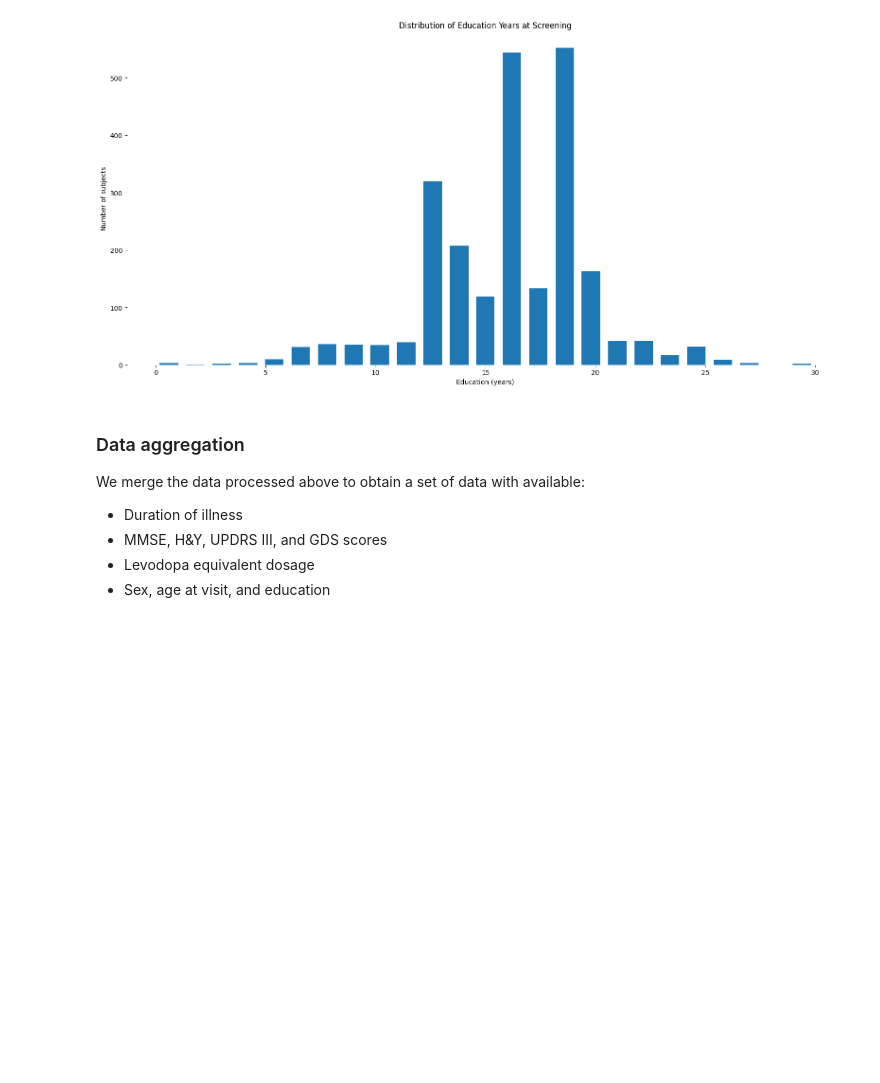
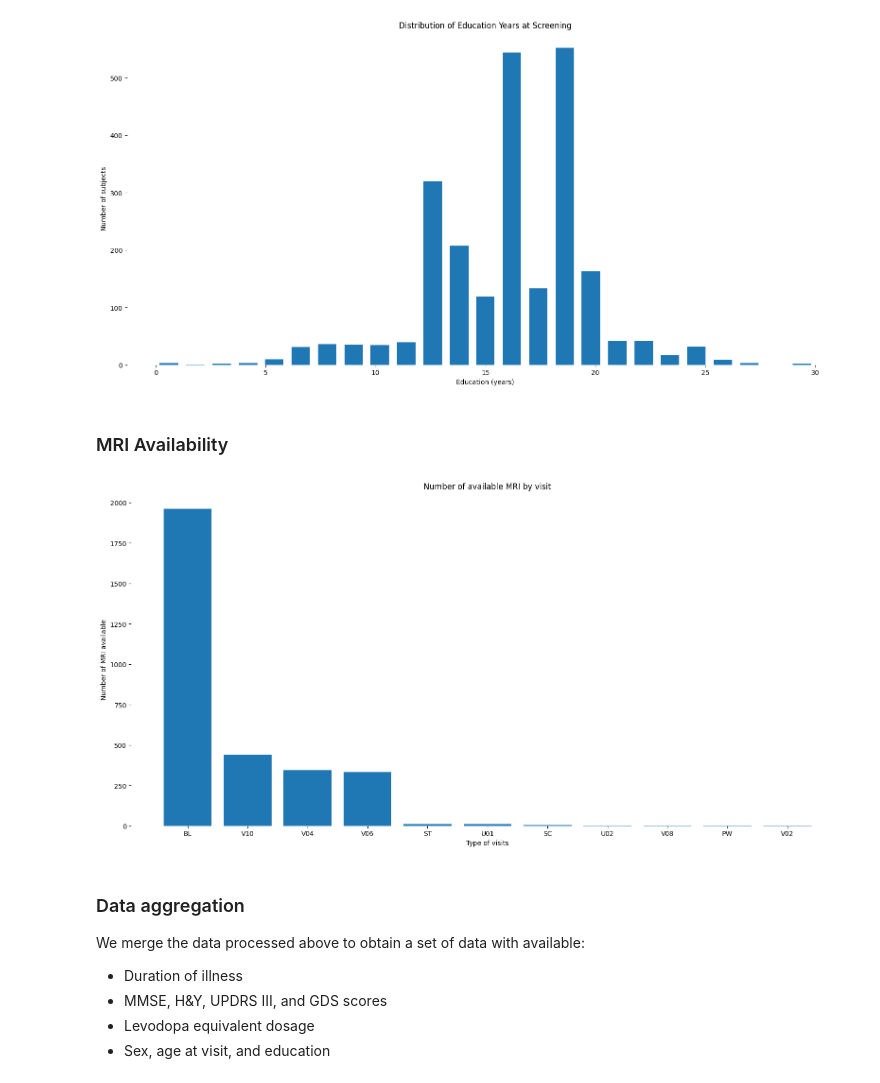
Before and after one commit to LivingPark-MRI/sterling-etal-2016, a Jupyter notebook: sterling-etal-2016.ipynb, the cells around one changed output. Saved outputs shown, nothing was run; the diff lists cells and outputs as text; code cells hidden in the pictures; blank space fills up the shorter version.

Commit message:
Implemented mri availability related cells

```diff
--- a/sterling-etal-2016.ipynb
+++ b/sterling-etal-2016.ipynb
@@ -342,6 +350,26 @@ plt.xlabel("Education (years)")
 plt.ylabel("Number of subjects");
 # %% [output]
 [figure]
+# %% [markdown]
+### MRI Availability
+# %%
+mri = pd.read_csv(os.path.join(data_dir, "MRI_info.csv"))[
+    ["Visit code", "Subject ID", "Sex"]
+]
+mri["EVENT_ID"] = mri["Visit code"]
+mri["PATNO"] = mri["Subject ID"]
+mri["Sex"] = mri["Sex"].map({"F": 0, "M": 1})
+
+mri.drop(["Visit code", "Subject ID", "Sex"], axis=1)
+
+dist = mri.groupby("EVENT_ID").size().sort_values(ascending=False)
+
+plt.bar(dist.index, dist.values)
+plt.title("Number of available MRI by visit")
+plt.xlabel("Type of visits")
+plt.ylabel("Number of MRI available");
+# %% [output]
+[figure, added]
 # %% [markdown]
 ### Data aggregation
 We merge the data processed above to obtain a set of data with available:
```
Also changed, not shown: parts of 16 cells of this notebook.
